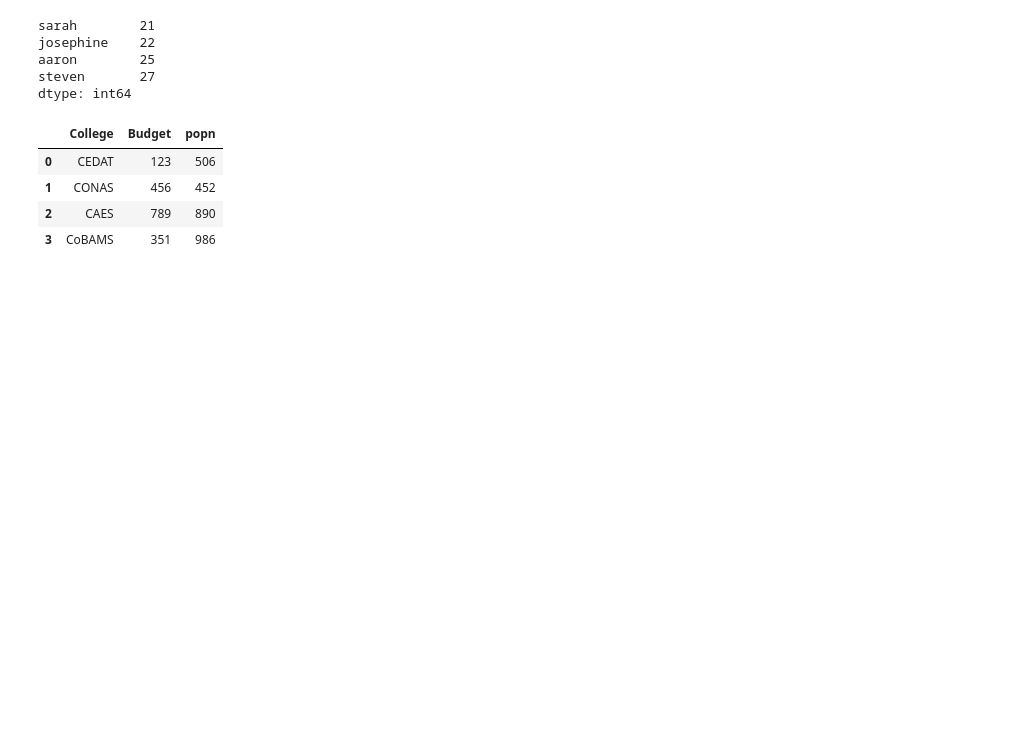
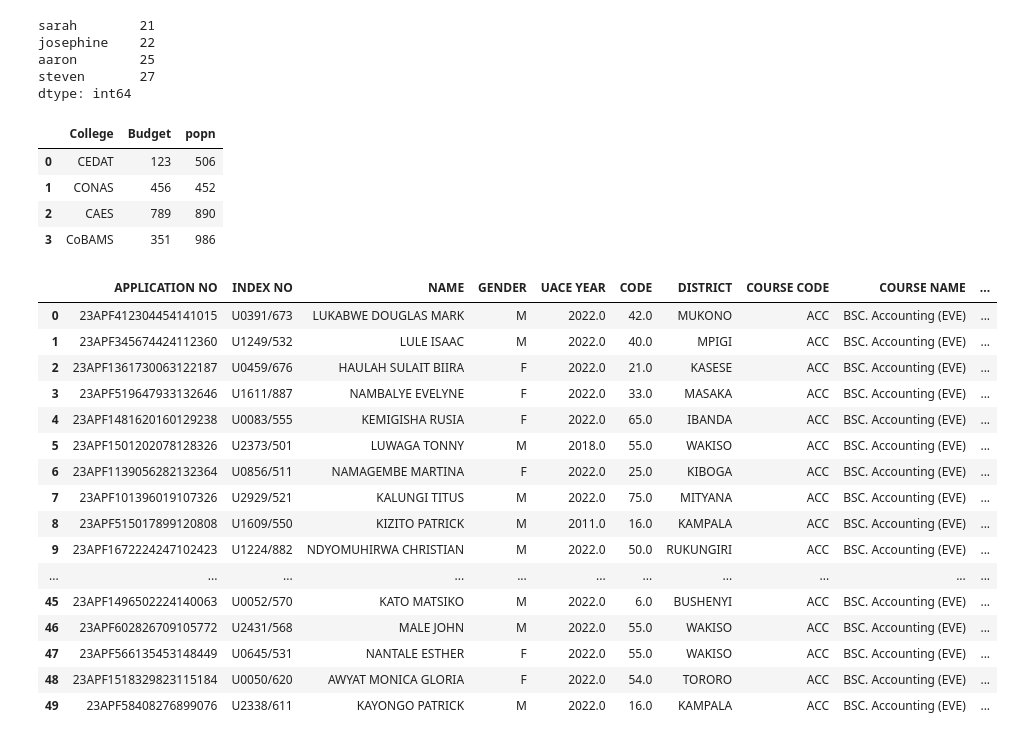
Before and after one commit to sarahbha/DataAnalysis, a Jupyter notebook: Untitled1.ipynb, the cells around one changed output. Drawn from its saved outputs; the diff is of its cells as text; code cells hidden in the pictures; blank space fills up the shorter version.

```diff
--- a/Untitled1.ipynb
+++ b/Untitled1.ipynb
@@ -76,0 +82,23 @@ df = pd.read_csv(d
+# %%
+df.sort_values(by=['COURSE CODE'],
+               kind='mergesort',
+               ascending=True,
+               ignore_index=True,).head(50)
+# %% [output]
+|  | APPLICATION NO | INDEX NO | NAME | GENDER | UACE YEAR | CODE | DISTRICT | COURSE CODE | COURSE NAME | ... |
+| 0 | 23APF412304454141015 | U0391/673 | LUKABWE DOUGLAS MARK | M | 2022.0 | 42.0 | MUKONO | ACC | BSC. Accounting (EVE) | ... |
+| 1 | 23APF345674424112360 | U1249/532 | LULE ISAAC | M | 2022.0 | 40.0 | MPIGI | ACC | BSC. Accounting (EVE) | ... |
+| 2 | 23APF1361730063122187 | U0459/676 | HAULAH SULAIT BIIRA | F | 2022.0 | 21.0 | KASESE | ACC | BSC. Accounting (EVE) | ... |
+| 3 | 23APF519647933132646 | U1611/887 | NAMBALYE EVELYNE | F | 2022.0 | 33.0 | MASAKA | ACC | BSC. Accounting (EVE) | ... |
+| 4 | 23APF1481620160129238 | U0083/555 | KEMIGISHA RUSIA | F | 2022.0 | 65.0 | IBANDA | ACC | BSC. Accounting (EVE) | ... |
+| 5 | 23APF1501202078128326 | U2373/501 | LUWAGA TONNY | M | 2018.0 | 55.0 | WAKISO | ACC | BSC. Accounting (EVE) | ... |
+| 6 | 23APF1139056282132364 | U0856/511 | NAMAGEMBE MARTINA | F | 2022.0 | 25.0 | KIBOGA | ACC | BSC. Accounting (EVE) | ... |
+| 7 | 23APF101396019107326 | U2929/521 | KALUNGI TITUS | M | 2022.0 | 75.0 | MITYANA | ACC | BSC. Accounting (EVE) | ... |
+| 8 | 23APF515017899120808 | U1609/550 | KIZITO PATRICK | M | 2011.0 | 16.0 | KAMPALA | ACC | BSC. Accounting (EVE) | ... |
+| 9 | 23APF1672224247102423 | U1224/882 | NDYOMUHIRWA CHRISTIAN | M | 2022.0 | 50.0 | RUKUNGIRI | ACC | BSC. Accounting (EVE) | ... |
+| ... | ... | ... | ... | ... | ... | ... | ... | ... | ... | ... |
+| 45 | 23APF1496502224140063 | U0052/570 | KATO MATSIKO | M | 2022.0 | 6.0 | BUSHENYI | ACC | BSC. Accounting (EVE) | ... |
+| 46 | 23APF602826709105772 | U2431/568 | MALE JOHN | M | 2022.0 | 55.0 | WAKISO | ACC | BSC. Accounting (EVE) | ... |
+| 47 | 23APF566135453148449 | U0645/531 | NANTALE ESTHER | F | 2022.0 | 55.0 | WAKISO | ACC | BSC. Accounting (EVE) | ... |
+| 48 | 23APF1518329823115184 | U0050/620 | AWYAT MONICA GLORIA | F | 2022.0 | 54.0 | TORORO | ACC | BSC. Accounting (EVE) | ... |
+| 49 | 23APF58408276899076 | U2338/611 | KAYONGO PATRICK | M | 2022.0 | 16.0 | KAMPALA | ACC | BSC. Accounting (EVE) | ... |
```
Also changed, not shown: parts of 4 cells of this notebook, 1 other file.
